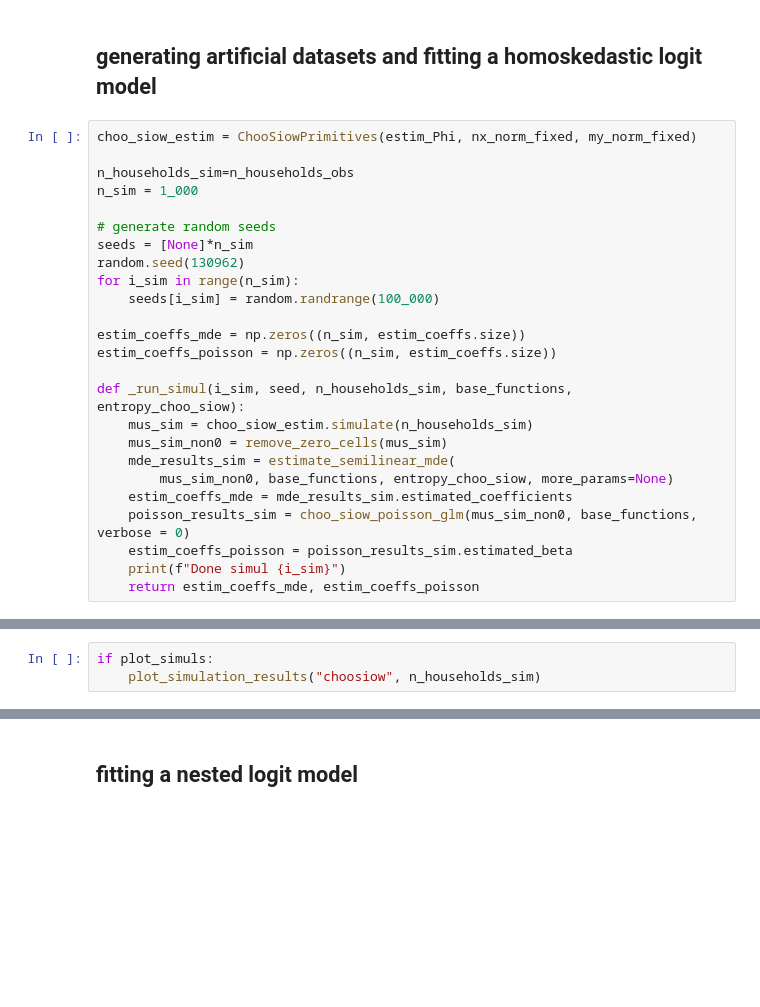
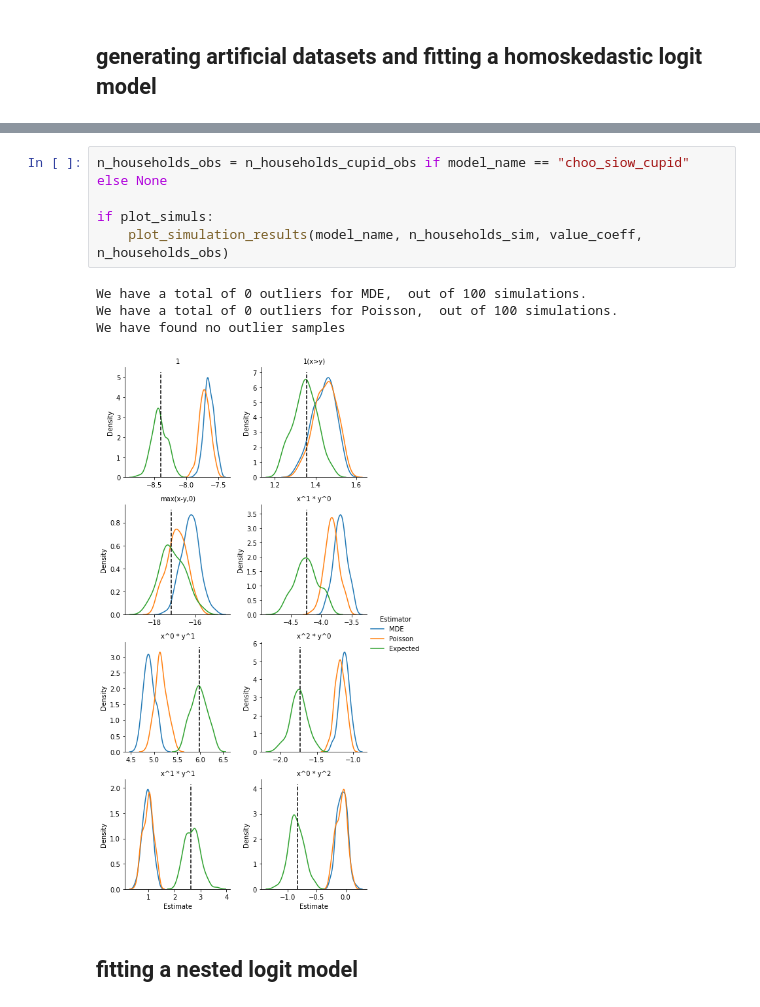
Before and after one commit to bsalanie/matching_separable_simuls, a Jupyter notebook: nbs/index.ipynb, the cells around one changed output, grey strips where cells are left out. Saved outputs shown, nothing was run; the diff lists cells and outputs as text; blank space fills up the shorter version.

Commit message:
played with value_coeff

```diff
--- a/nbs/index.ipynb
+++ b/nbs/index.ipynb
@@ -132,28 +166,3 @@ Specification test:
 ********************************************************************************
 # %% [markdown]
 ## generating artificial datasets and fitting a homoskedastic logit model
-# %%
-choo_siow_estim = ChooSiowPrimitives(estim_Phi, nx_norm_fixed, my_norm_fixed)
-
-n_households_sim=n_households_obs
-n_sim = 1_000
-
-# generate random seeds
-seeds = [None]*n_sim
-random.seed(130962)
-for i_sim in range(n_sim):
-    seeds[i_sim] = random.randrange(100_000)
-
-estim_coeffs_mde = np.zeros((n_sim, estim_coeffs.size))
-estim_coeffs_poisson = np.zeros((n_sim, estim_coeffs.size))
-
-def _run_simul(i_sim, seed, n_households_sim, base_functions, entropy_choo_siow):
-    mus_sim = choo_siow_estim.simulate(n_households_sim)
-    mus_sim_non0 = remove_zero_cells(mus_sim)
-    mde_results_sim = estimate_semilinear_mde(
-        mus_sim_non0, base_functions, entropy_choo_siow, more_params=None)
-    estim_coeffs_mde = mde_results_sim.estimated_coefficients
-    poisson_results_sim = choo_siow_poisson_glm(mus_sim_non0, base_functions, verbose = 0)
-    estim_coeffs_poisson = poisson_results_sim.estimated_beta
-    print(f"Done simul {i_sim}")
-    return estim_coeffs_mde, estim_coeffs_poisson
@@ -181,3 +267,0 @@ if do_simuls:
-# %%
-if plot_simuls:
-    plot_simulation_results("choosiow", n_households_sim)
@@ -189,2 +268,12 @@ We are discarding 1 outlier samples
+# %%
+n_households_obs = n_households_cupid_obs if model_name == "choo_siow_cupid" else None
+
+if plot_simuls:
+    plot_simulation_results(model_name, n_households_sim, value_coeff, n_households_obs)
+# %% [output]
+We have a total of 0 outliers for MDE,  out of 100 simulations.
+We have a total of 0 outliers for Poisson,  out of 100 simulations.
+We have found no outlier samples
+[figure, added]
 # %% [markdown]
 ## fitting a nested logit model
```
Also changed, not shown: parts of 24 cells of this notebook, 8 other files.
